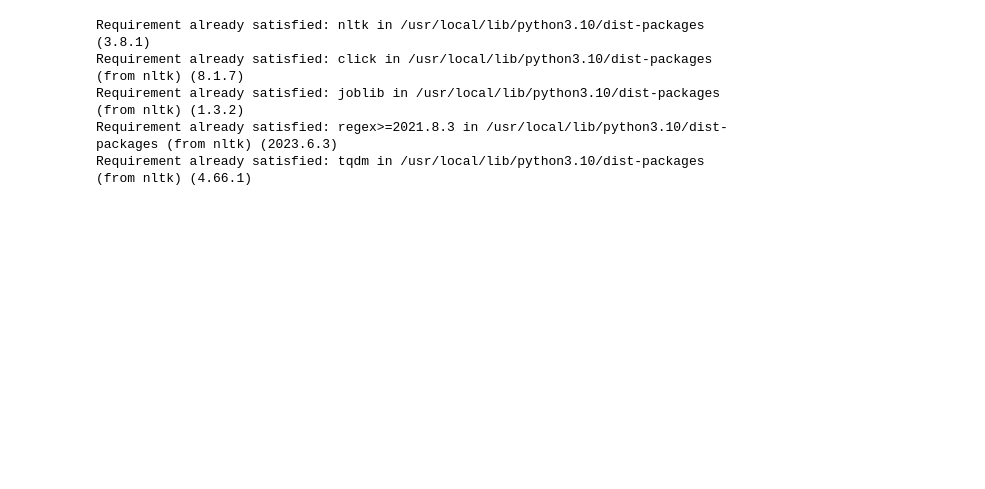
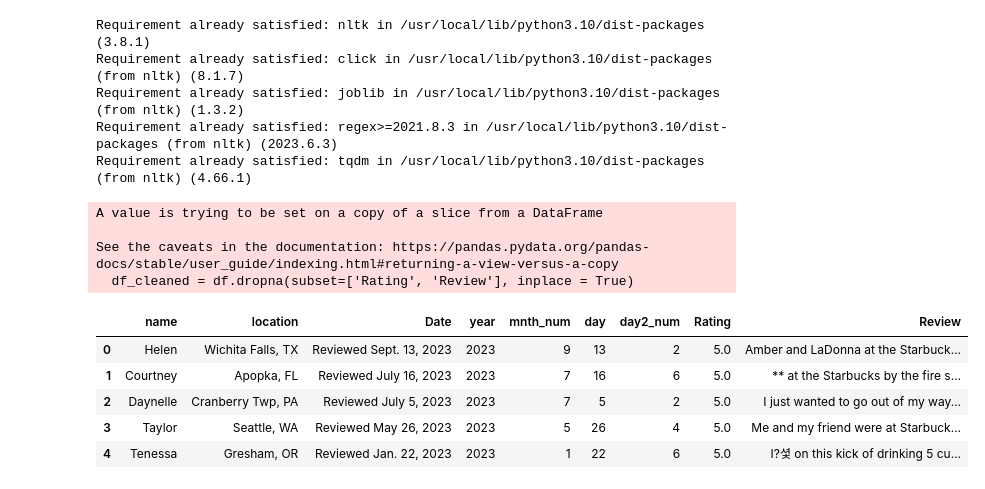
Before and after one commit to rich-hyun/Kuggle_9th_team_SAMTARBUCKS, a Jupyter notebook: 분류_프로젝트.ipynb, the cells around one changed output. Cells and saved outputs as stored; diff of their text form; code cells hidden in the pictures; blank space fills up the shorter version.

```diff
--- a/분류_프로젝트.ipynb
+++ b/분류_프로젝트.ipynb
@@ -8,3 +8,67 @@ Requirement already satisfied: click in /usr/local/lib/python3.10/dist-packages
 Requirement already satisfied: joblib in /usr/local/lib/python3.10/dist-packages (from nltk) (1.3.2)
 Requirement already satisfied: regex>=2021.8.3 in /usr/local/lib/python3.10/dist-packages (from nltk) (2023.6.3)
 Requirement already satisfied: tqdm in /usr/local/lib/python3.10/dist-packages (from nltk) (4.66.1)
+# %%
+import pandas as pd
+from datetime import datetime
+import calendar
+
+# 데이터 로딩
+df = pd.read_csv('https://raw.githubusercontent.com/rich-hyun/Kuggle_9th_team_/main/reviews_data.csv',  encoding='utf-8')
+
+# 'Date' 열에서 월, 일, 연도를 추출하여 새로운 열에 저장
+# 'Reviewed' 다음에 오는 단어를 'mnth' 열에 저장
+df['mnth'] = df['Date'].str.extract(r'Reviewed\s+([A-Za-z]+)')
+df['day'] = df['Date'].str.extract(r'(\d{1,2}),').astype('int')
+df['year'] = df['Date'].str.extract(r'(\d{4})').astype('int')
+
+# 월 이름을 숫자로 매핑하는 딕셔너리 생성
+months_map = {
+    'Jan': 1, 'Feb': 2, 'March': 3, 'April': 4, 'May': 5, 'June': 6,
+    'July': 7, 'Aug': 8, 'Sept': 9, 'Oct': 10, 'Nov': 11, 'Dec': 12
+}
+
+# 'mnth' 열의 월 이름을 숫자로 변환
+df['mnth_num'] = df['mnth'].map(months_map)
+
+# 월 이름을 숫자로 매핑하는 딕셔너리 생성
+month_mapping = {v: k for k,v in enumerate(calendar.month_name)}
+
+# 월 이름을 월 번호로 변환
+df['month_num'] = df['mnth'].map(month_mapping)
+
+# 날짜로부터 요일을 계산하여 'day2' 열에 저장
+df['day2'] = df.apply(lambda row: datetime.strptime(f"{row['year']}-{row['mnth_num']}-{row['day']}", '%Y-%m-%d').strftime('%A'), axis=1)
+
+# 요일 이름을 숫자로 매핑하는 딕셔너리 생성
+day_to_num = {
+    'Monday': 0,
+    'Tuesday': 1,
+    'Wednesday': 2,
+    'Thursday': 3,
+    'Friday': 4,
+    'Saturday': 5,
+    'Sunday': 6
+}
+
+# 'day2' 열의 요일 이름을 숫자로 변환
+df['day2_num'] = df['day2'].map(day_to_num)
+
+# 원하는 열만 선택 (새로운 'day2_num' 열을 포함하도록 업데이트)
+df = df[['name', 'location', 'Date', 'year', 'mnth_num', 'day', 'day2_num', 'Rating', 'Review']]
+
+# 'Rating' 또는 'Review'가 NaN인 행을 제거
+df_cleaned = df.dropna(subset=['Rating', 'Review'], inplace = True)
+
+df.head()
+# %% [output]
+A value is trying to be set on a copy of a slice from a DataFrame
+
+See the caveats in the documentation: https://pandas.pydata.org/pandas-docs/stable/user_guide/indexing.html#returning-a-view-versus-a-copy
+  df_cleaned = df.dropna(subset=['Rating', 'Review'], inplace = True)
+|  | name | location | Date | year | mnth_num | day | day2_num | Rating | Review |
+| 0 | Helen | Wichita Falls, TX | Reviewed Sept. 13, 2023 | 2023 | 9 | 13 | 2 | 5.0 | Amber and LaDonna at the Starbuck... |
+| 1 | Courtney | Apopka, FL | Reviewed July 16, 2023 | 2023 | 7 | 16 | 6 | 5.0 | ** at the Starbucks by the fire s... |
+| 2 | Daynelle | Cranberry Twp, PA | Reviewed July 5, 2023 | 2023 | 7 | 5 | 2 | 5.0 | I just wanted to go out of my way... |
+| 3 | Taylor | Seattle, WA | Reviewed May 26, 2023 | 2023 | 5 | 26 | 4 | 5.0 | Me and my friend were at Starbuck... |
+| 4 | Tenessa | Gresham, OR | Reviewed Jan. 22, 2023 | 2023 | 1 | 22 | 6 | 5.0 | I?셫 on this kick of drinking 5 cu... |
```
Also changed, not shown: parts of 12 cells of this notebook.
